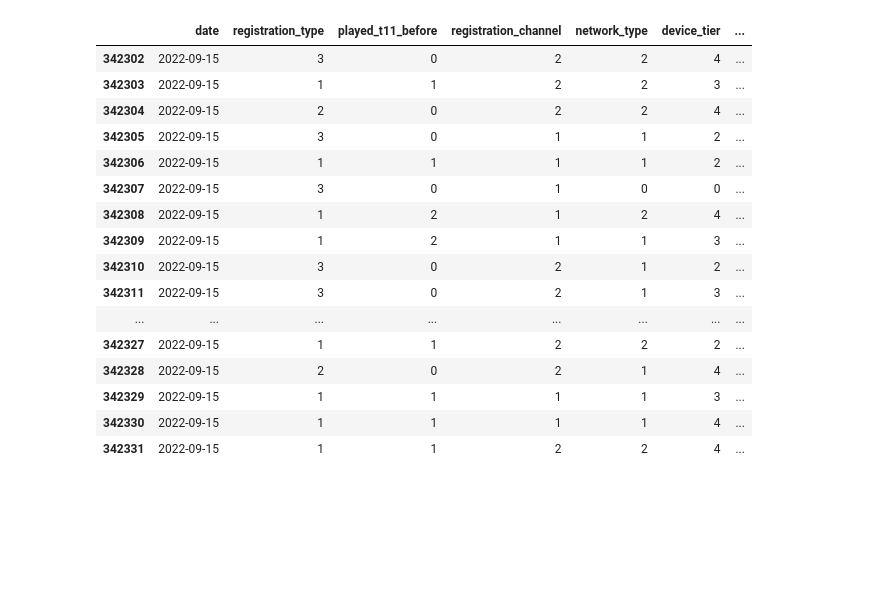
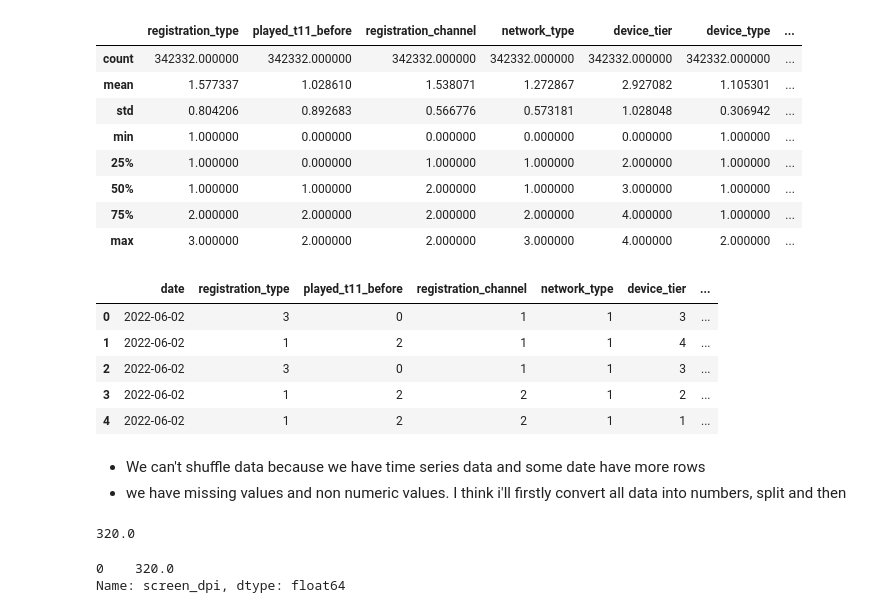
Before and after one commit to alexiandra97/T11-ML-project, a Jupyter notebook: T11-Machine-learning-model.ipynb, the cells around one changed output. Drawn from its saved outputs; the diff is of its cells as text; code cells hidden in the pictures; blank space fills up the shorter version.

```diff
--- a/T11-Machine-learning-model.ipynb
+++ b/T11-Machine-learning-model.ipynb
@@ -53,22 +119,36 @@ os_version               1890
 registrations               0
 returned                    0
 dtype: int64
+# %%
+df.describe()
+# %% [output]
+|  | registration_type | played_t11_before | registration_channel | network_type | device_tier | device_type | ... |
+| count | 342332.000000 | 342332.000000 | 342332.000000 | 342332.000000 | 342332.000000 | 342332.000000 | ... |
+| mean | 1.577337 | 1.028610 | 1.538071 | 1.272867 | 2.927082 | 1.105301 | ... |
+| std | 0.804206 | 0.892683 | 0.566776 | 0.573181 | 1.028048 | 0.306942 | ... |
+| min | 1.000000 | 0.000000 | 0.000000 | 0.000000 | 0.000000 | 1.000000 | ... |
+| 25% | 1.000000 | 0.000000 | 1.000000 | 1.000000 | 2.000000 | 1.000000 | ... |
+| 50% | 1.000000 | 1.000000 | 2.000000 | 1.000000 | 3.000000 | 1.000000 | ... |
+| 75% | 2.000000 | 2.000000 | 2.000000 | 2.000000 | 4.000000 | 1.000000 | ... |
+| max | 3.000000 | 2.000000 | 2.000000 | 3.000000 | 4.000000 | 2.000000 | ... |
 # %%
+df.head()
 # %% [output]
 |  | date | registration_type | played_t11_before | registration_channel | network_type | device_tier | ... |
-| 342302 | 2022-09-15 | 3 | 0 | 2 | 2 | 4 | ... |
-| 342303 | 2022-09-15 | 1 | 1 | 2 | 2 | 3 | ... |
-| 342304 | 2022-09-15 | 2 | 0 | 2 | 2 | 4 | ... |
-| 342305 | 2022-09-15 | 3 | 0 | 1 | 1 | 2 | ... |
-| 342306 | 2022-09-15 | 1 | 1 | 1 | 1 | 2 | ... |
-| 342307 | 2022-09-15 | 3 | 0 | 1 | 0 | 0 | ... |
-| 342308 | 2022-09-15 | 1 | 2 | 1 | 2 | 4 | ... |
-| 342309 | 2022-09-15 | 1 | 2 | 1 | 1 | 3 | ... |
-| 342310 | 2022-09-15 | 3 | 0 | 2 | 1 | 2 | ... |
-| 342311 | 2022-09-15 | 3 | 0 | 2 | 1 | 3 | ... |
-| ... | ... | ... | ... | ... | ... | ... | ... |
-| 342327 | 2022-09-15 | 1 | 1 | 2 | 2 | 2 | ... |
-| 342328 | 2022-09-15 | 2 | 0 | 2 | 1 | 4 | ... |
-| 342329 | 2022-09-15 | 1 | 1 | 1 | 1 | 3 | ... |
-| 342330 | 2022-09-15 | 1 | 1 | 1 | 1 | 4 | ... |
-| 342331 | 2022-09-15 | 1 | 1 | 2 | 2 | 4 | ... |
+| 0 | 2022-06-02 | 3 | 0 | 1 | 1 | 3 | ... |
+| 1 | 2022-06-02 | 1 | 2 | 1 | 1 | 4 | ... |
+| 2 | 2022-06-02 | 3 | 0 | 1 | 1 | 3 | ... |
+| 3 | 2022-06-02 | 1 | 2 | 2 | 1 | 2 | ... |
+| 4 | 2022-06-02 | 1 | 2 | 2 | 1 | 1 | ... |
+# %% [markdown]
+- We can't shuffle data because we have time series data and some date have more rows
+- we have missing values and non numeric values. I think i'll firstly convert all data into numbers, split and then
+# %%
+df.screen_dpi.median()
+# %% [output]
+320.0
+# %%
+df.screen_dpi.mode()
+# %% [output]
+0    320.0
+Name: screen_dpi, dtype: float64
```
Also changed, not shown: parts of 18 cells of this notebook.
